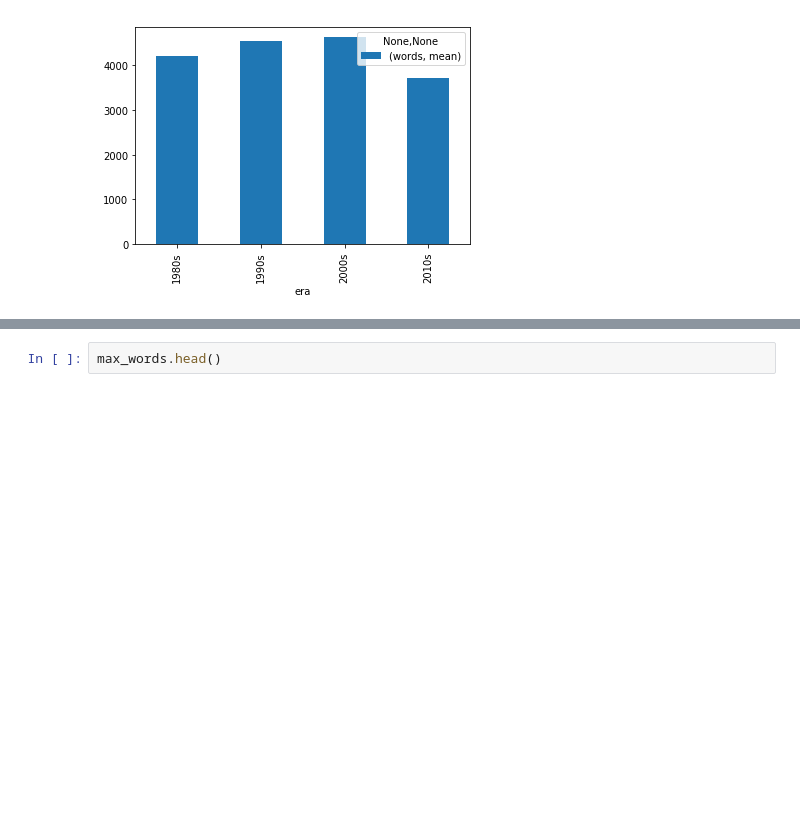
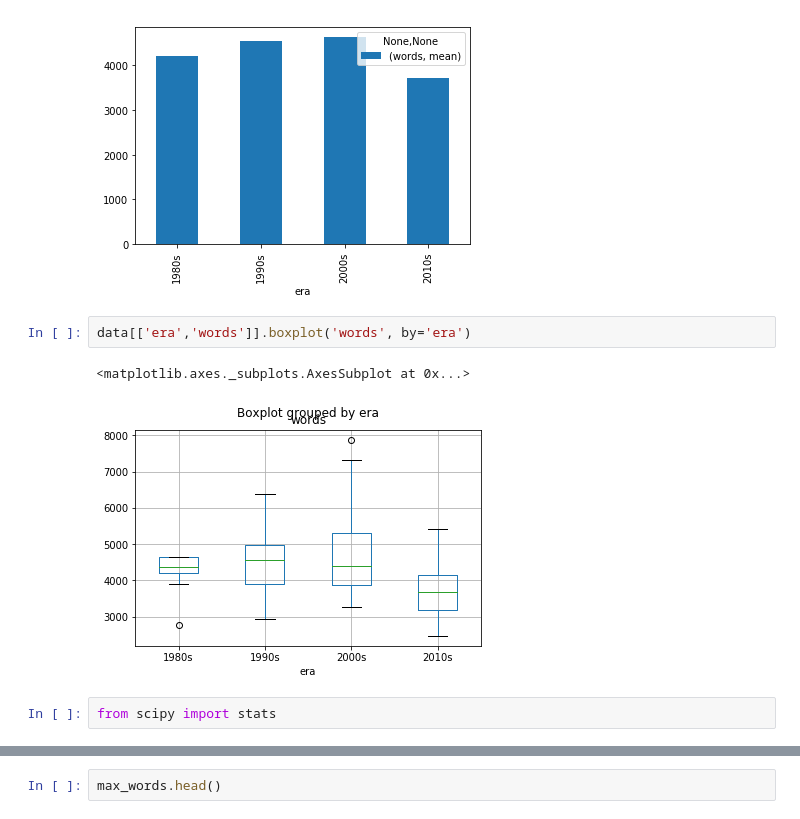
Before and after one commit to vivekster12/hip_hop, a Jupyter notebook: test.ipynb, the cells around one changed output, grey strips where cells are left out. Drawn from its saved outputs; the diff is of its cells as text; blank space fills up the shorter version.

Commit message:
added box plot, made anova tests then post-hoc pairwise t-tests

```diff
--- a/test.ipynb
+++ b/test.ipynb
@@ -69,3 +70,10 @@ grp_by_era.iloc[:, grp_by_era.columns.get_level_values(1)=='mean'].plot.bar()
 # %% [output]
 <matplotlib.axes._subplots.AxesSubplot at 0x...>
 [figure]
+# %%
+data[['era','words']].boxplot('words', by='era')
+# %% [output]
+<matplotlib.axes._subplots.AxesSubplot at 0x...>
+[figure, added]
+# %%
+from scipy import stats
```
Also changed, not shown: parts of 6 cells of this notebook.
